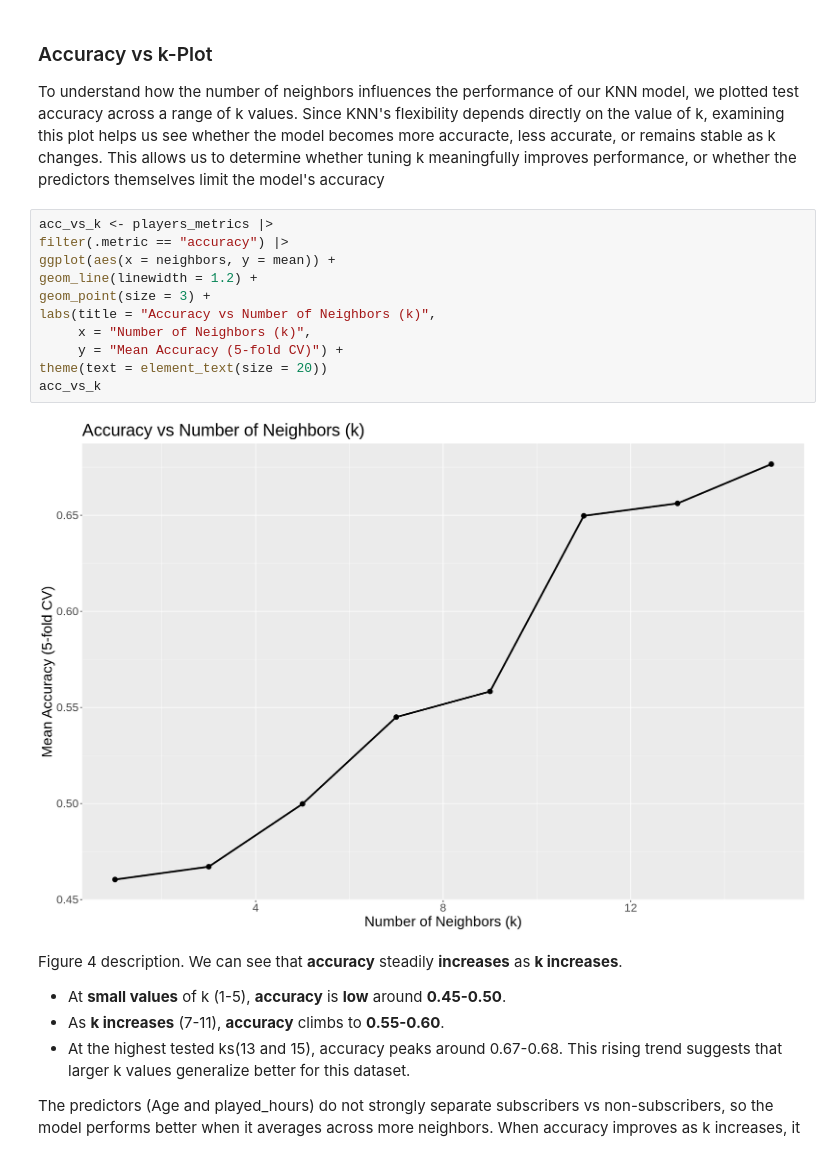
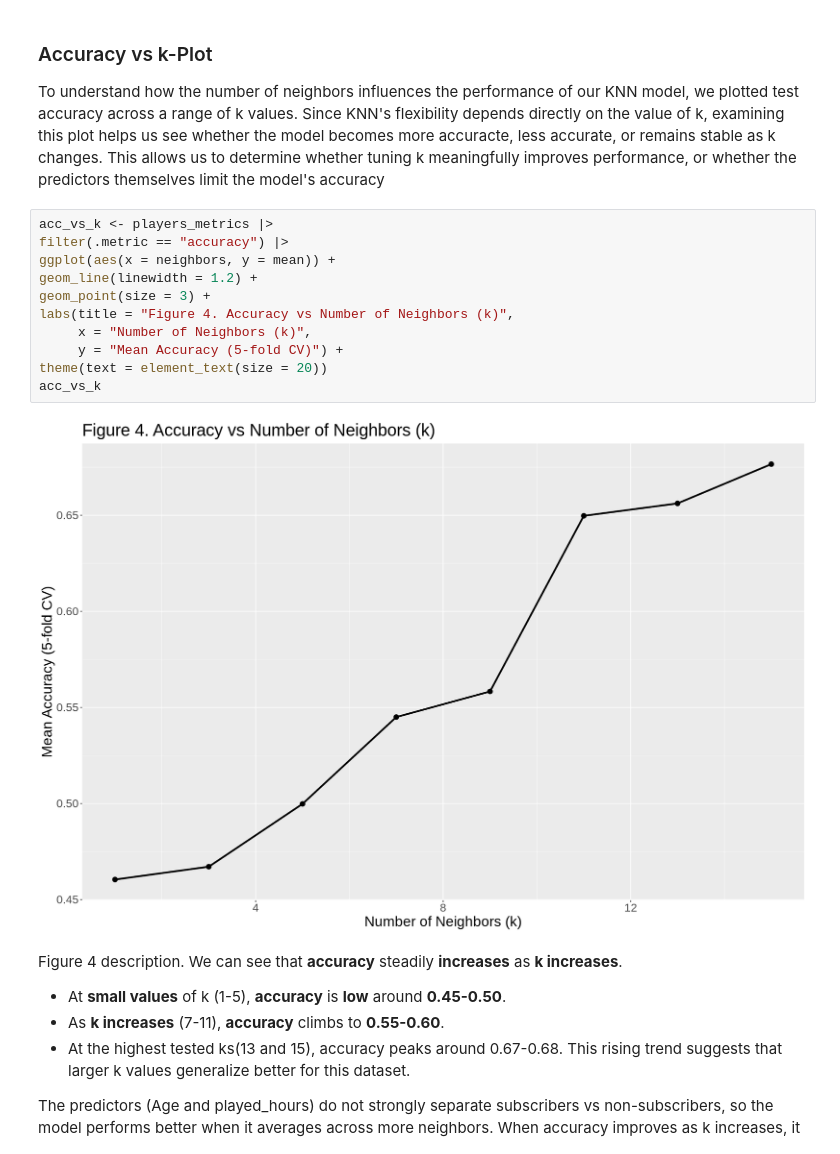
Before and after one commit to yunan-Deng/data_science_100_group33, a Jupyter notebook: Final Project Report.ipynb, the cells around one changed output. Saved outputs shown, nothing was run; the diff lists cells and outputs as text.

```diff
--- a/Final Project Report.ipynb
+++ b/Final Project Report.ipynb
@@ -338,16 +356,16 @@ To understand how the number of neighbors influences the performance of our KNN
 # %%
 acc_vs_k <- players_metrics |>
 filter(.metric == "accuracy") |>
 ggplot(aes(x = neighbors, y = mean)) +
 geom_line(linewidth = 1.2) +
 geom_point(size = 3) +
-labs(title = "Accuracy vs Number of Neighbors (k)",
+labs(title = "Figure 4. Accuracy vs Number of Neighbors (k)",
      x = "Number of Neighbors (k)",
      y = "Mean Accuracy (5-fold CV)") +
 theme(text = element_text(size = 20))
 acc_vs_k
 # %% [output]
-[figure, old version]
+[figure, new version]
 # %% [markdown]
 Figure 4 description. We can see that **accuracy** steadily **increases** as **k increases**.
 - At **small values** of k (1-5), **accuracy** is **low** around **0.45-0.50**.
```
Also changed, not shown: parts of 7 cells of this notebook.
